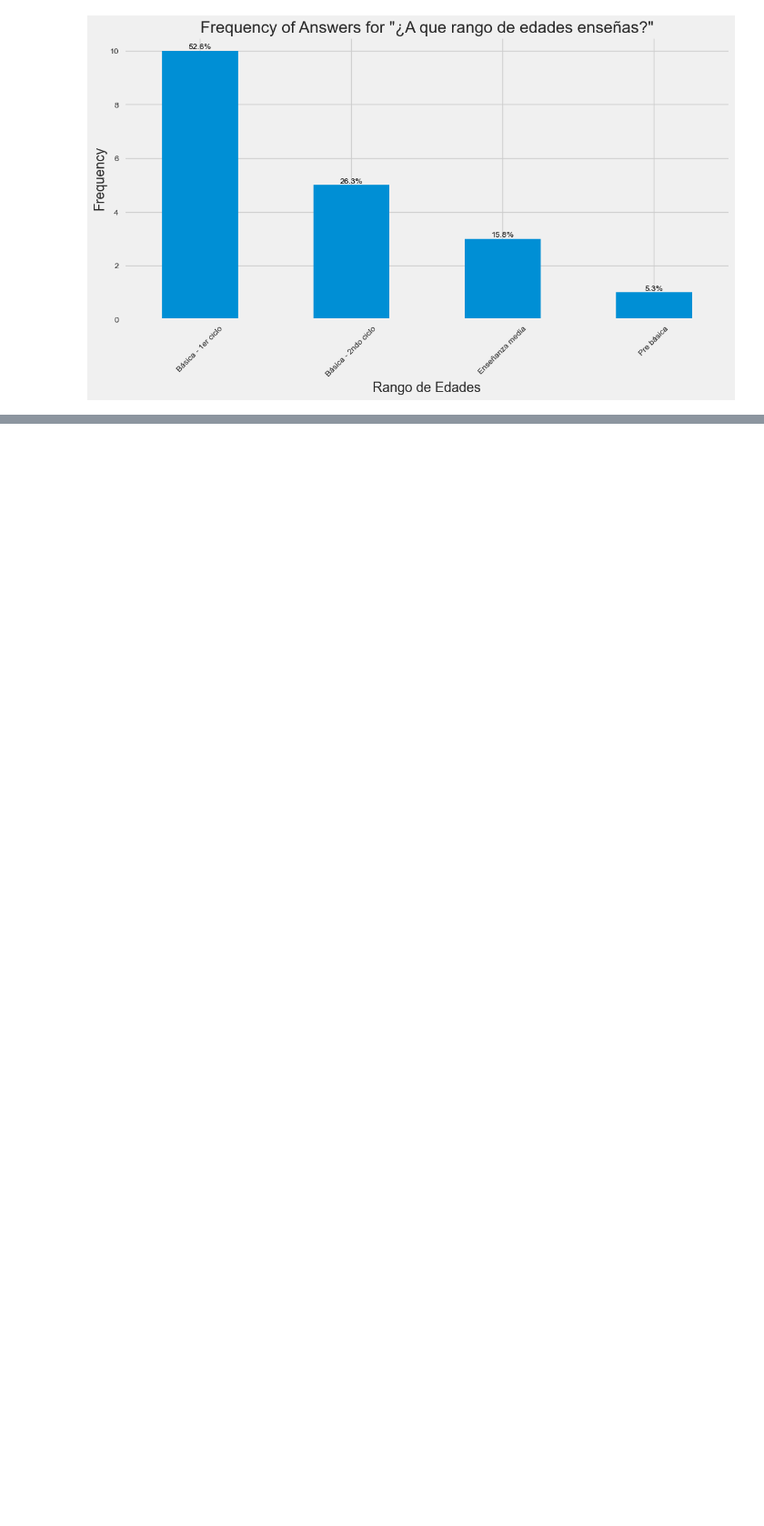
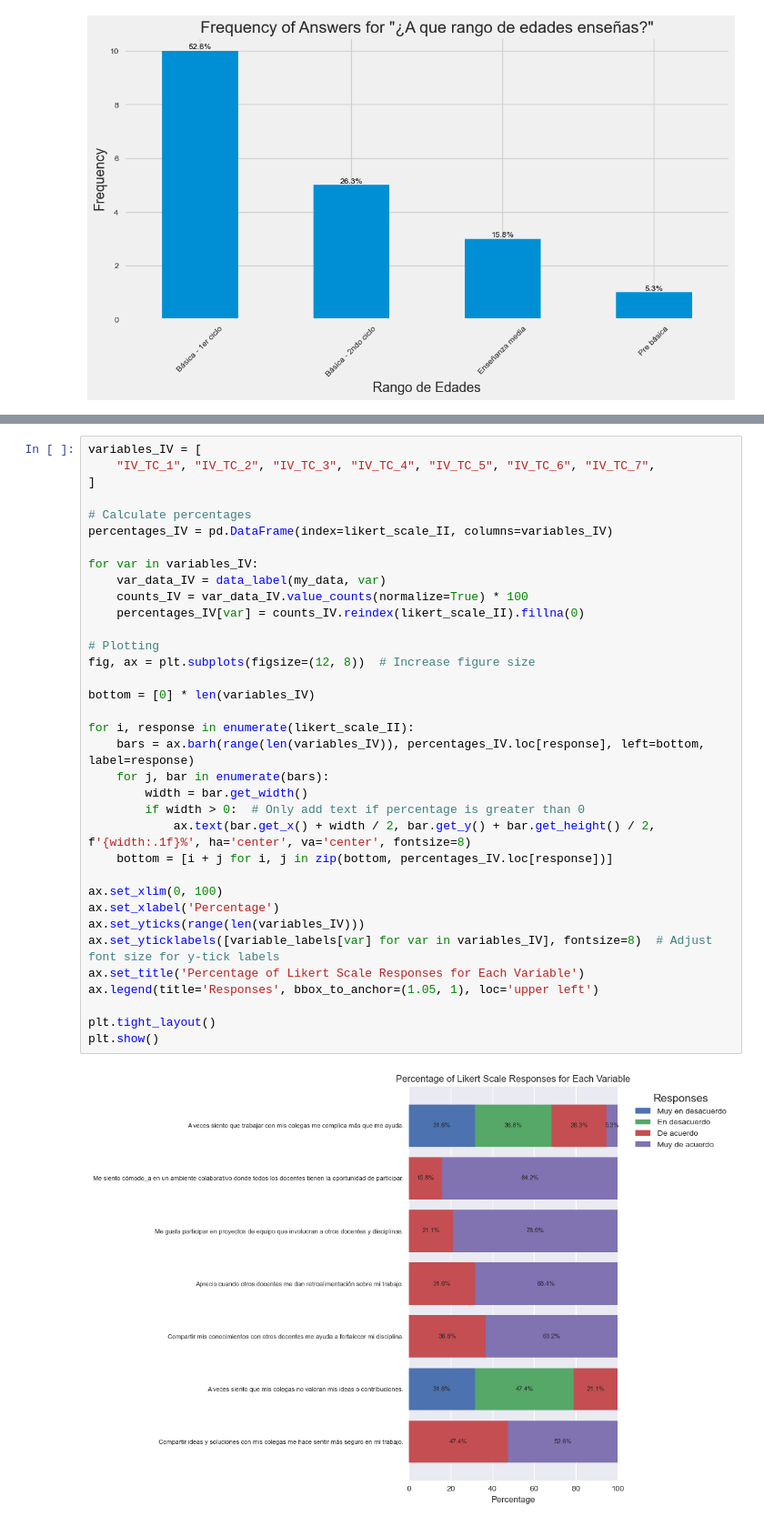
Before and after one commit to FelipeGuarda/Python, a Jupyter notebook: Docente activo/Encuesta pre-creencias 2024.ipynb, the cells around one changed output, grey strips where cells are left out. Shown at 91% size. Drawn from its saved outputs; the diff is of its cells as text; blank space fills up the shorter version.

```diff
--- a/Docente activo/Encuesta pre-creencias 2024.ipynb
+++ b/Docente activo/Encuesta pre-creencias 2024.ipynb
@@ -247,0 +341,37 @@ Me siento parte del ecosistema natural.
+# %%
+variables_IV = [
+    "IV_TC_1", "IV_TC_2", "IV_TC_3", "IV_TC_4", "IV_TC_5", "IV_TC_6", "IV_TC_7",
+]
+
+# Calculate percentages
+percentages_IV = pd.DataFrame(index=likert_scale_II, columns=variables_IV)
+
+for var in variables_IV:
+    var_data_IV = data_label(my_data, var)
+    counts_IV = var_data_IV.value_counts(normalize=True) * 100
+    percentages_IV[var] = counts_IV.reindex(likert_scale_II).fillna(0)
+
+# Plotting
+fig, ax = plt.subplots(figsize=(12, 8))  # Increase figure size
+
+bottom = [0] * len(variables_IV)
+
+for i, response in enumerate(likert_scale_II):
+    bars = ax.barh(range(len(variables_IV)), percentages_IV.loc[response], left=bottom, label=response)
+    for j, bar in enumerate(bars):
+        width = bar.get_width()
+        if width > 0:  # Only add text if percentage is greater than 0
+            ax.text(bar.get_x() + width / 2, bar.get_y() + bar.get_height() / 2, f'{width:.1f}%', ha='center', va='center', fontsize=8)
+    bottom = [i + j for i, j in zip(bottom, percentages_IV.loc[response])]
+
+ax.set_xlim(0, 100)
+ax.set_xlabel('Percentage')
+ax.set_yticks(range(len(variables_IV)))
+ax.set_yticklabels([variable_labels[var] for var in variables_IV], fontsize=8)  # Adjust font size for y-tick labels
+ax.set_title('Percentage of Likert Scale Responses for Each Variable')
+ax.legend(title='Responses', bbox_to_anchor=(1.05, 1), loc='upper left')
+
+plt.tight_layout()
+plt.show()
+# %% [output]
+[figure, added]
```
Also changed, not shown: parts of 13 cells of this notebook, 1 other file.
